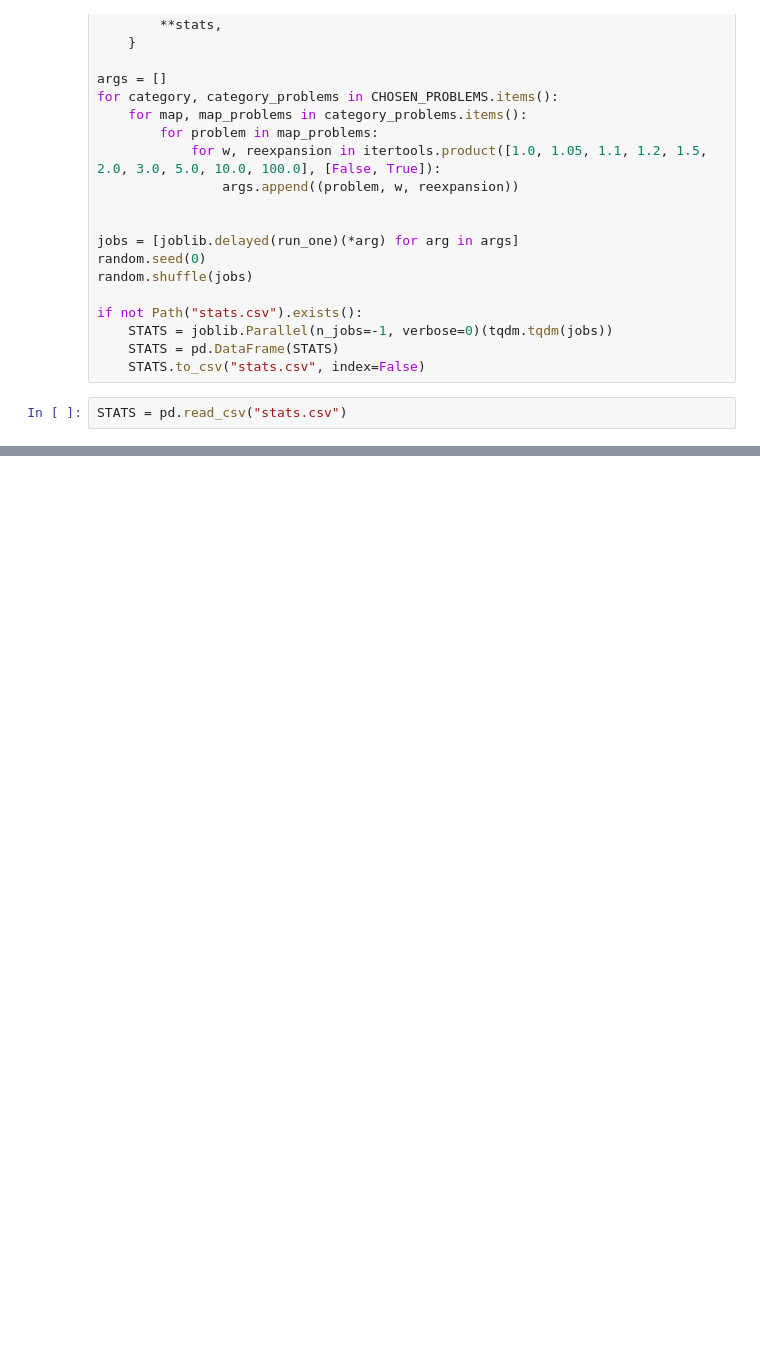
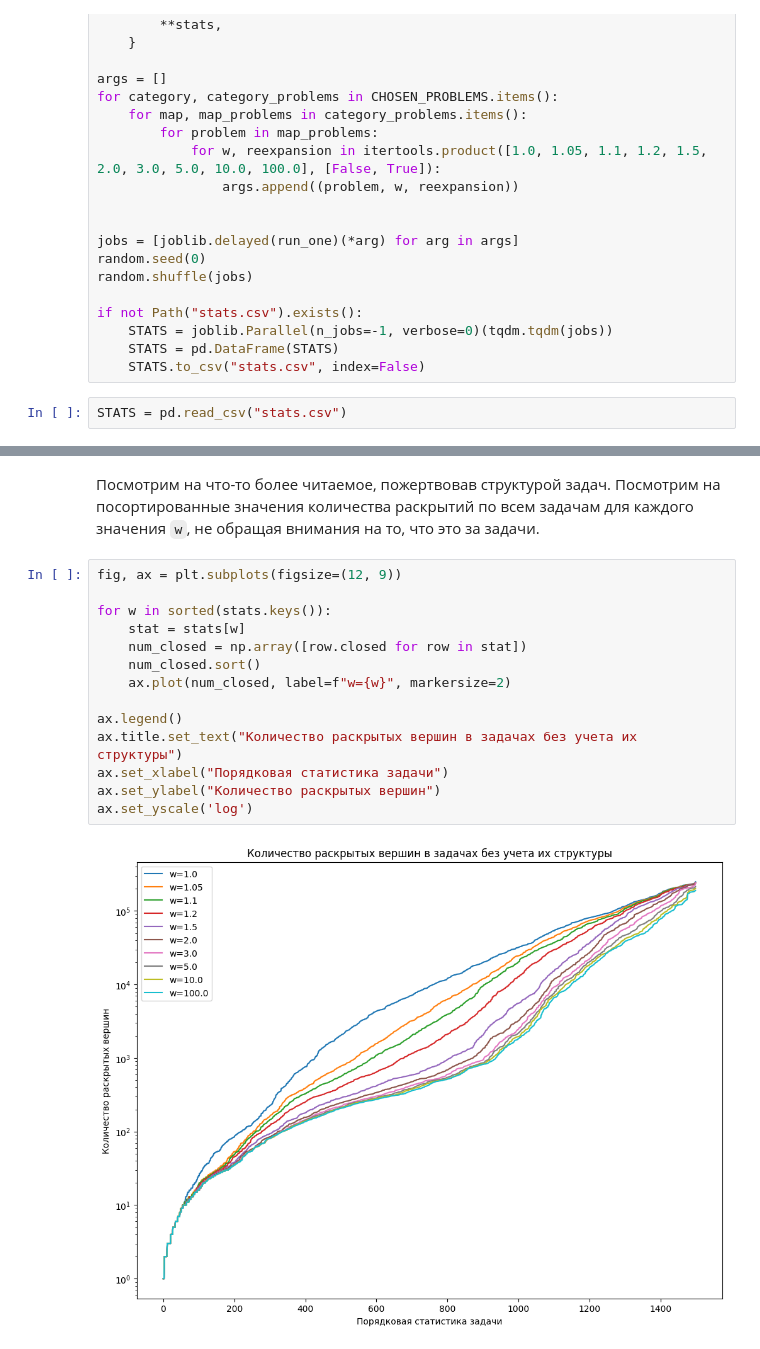
Before and after one commit to HS-Class-SPbU-2024-Fall/lab07-benchmarking-bounded-sub-optimal-astar-elteammate, a Jupyter notebook: benchmarking.ipynb, the cells around one changed output, grey strips where cells are left out. Cells and saved outputs as stored; diff of their text form; blank space fills up the shorter version.

```diff
--- a/benchmarking.ipynb
+++ b/benchmarking.ipynb
@@ -740,0 +573,18 @@ for i, (category, category_problems) in enumerate(sorted(CHOSEN_PROBLEMS.items()
+# %% [markdown]
+Посмотрим на что-то более читаемое, пожертвовав структурой задач. Посмотрим на посортированные значения количества раскрытий по всем задачам для каждого значения `w`, не обращая внимания на то, что это за задачи.
+# %%
+fig, ax = plt.subplots(figsize=(12, 9))
+
+for w in sorted(stats.keys()):
+    stat = stats[w]
+    num_closed = np.array([row.closed for row in stat])
+    num_closed.sort()
+    ax.plot(num_closed, label=f"w={w}", markersize=2)
+
+ax.legend()
+ax.title.set_text("Количество раскрытых вершин в задачах без учета их структуры")
+ax.set_xlabel("Порядковая статистика задачи")
+ax.set_ylabel("Количество раскрытых вершин")
+ax.set_yscale('log')
+# %% [output]
+[figure, added]
```
Also changed, not shown: parts of 48 cells of this notebook, 1 other file.
